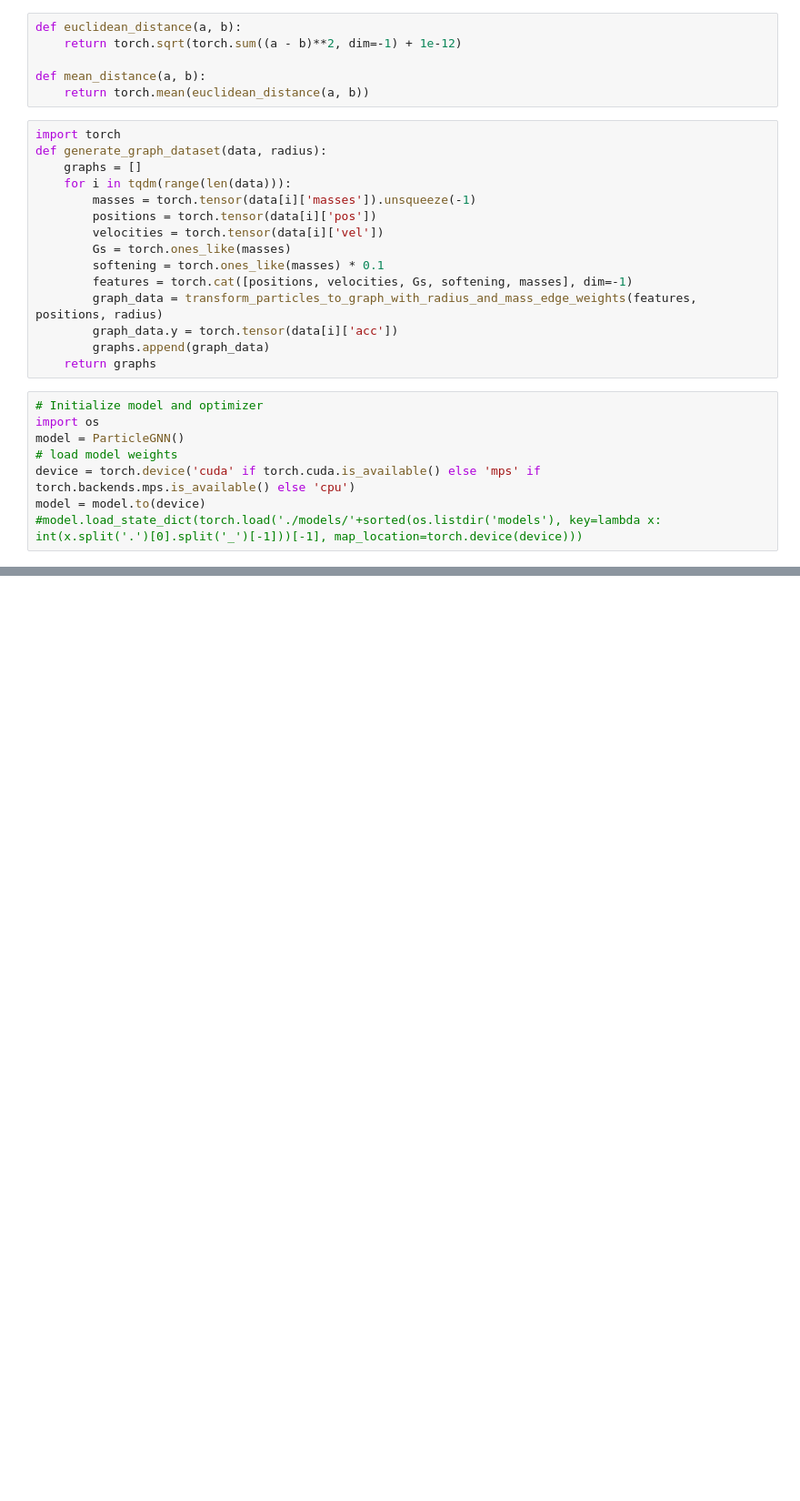
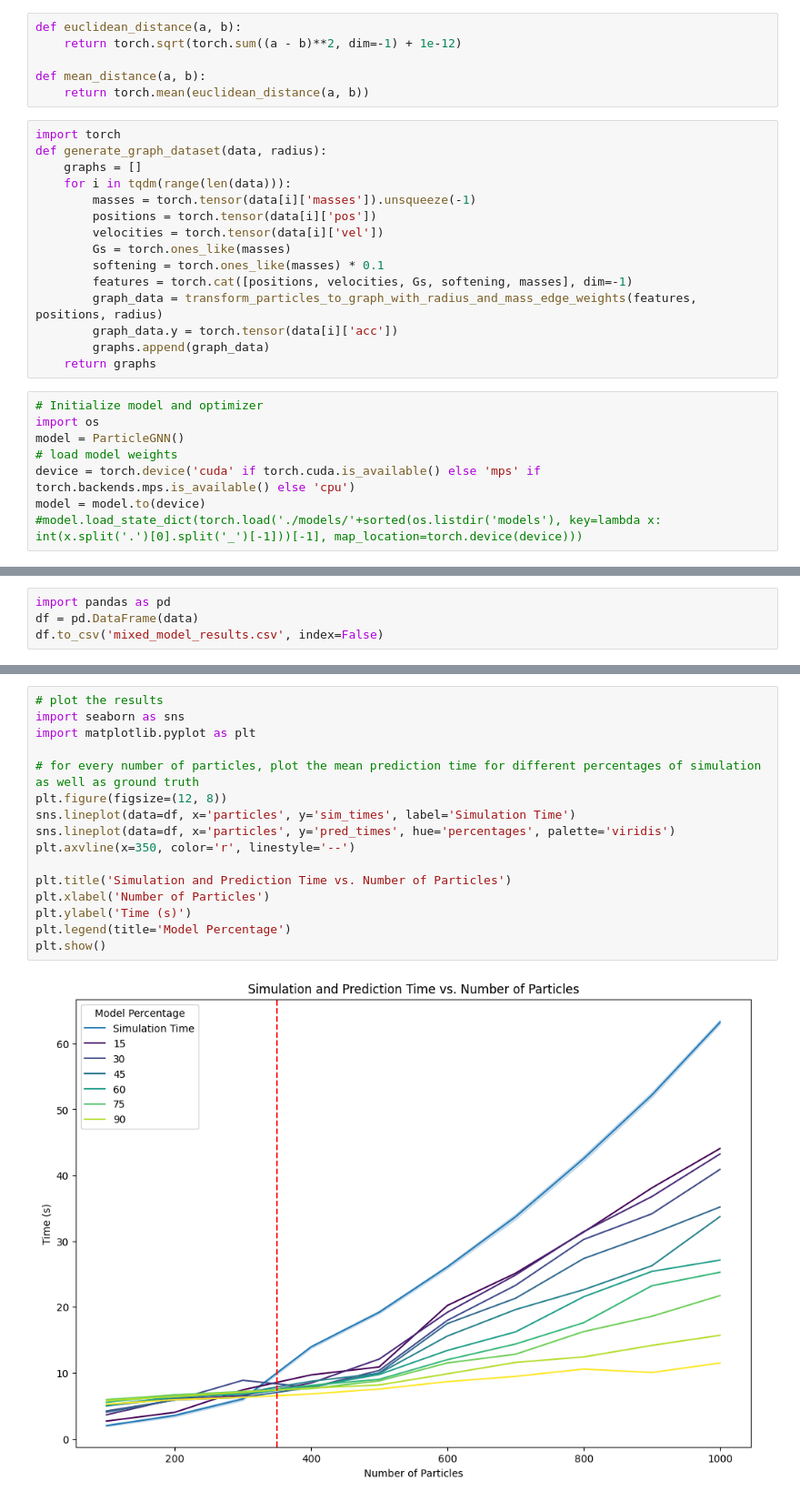
Before and after one commit to bikuta6/nbody-deep-sim, a Jupyter notebook: gnns.ipynb, the cells around one changed output, grey strips where cells are left out. Shown at 91% size. Saved outputs shown, nothing was run; the diff lists cells and outputs as text; blank space fills up the shorter version.

```diff
--- a/gnns.ipynb
+++ b/gnns.ipynb
@@ -389,0 +419,4 @@ Prediction time: 4.77s
+# %%
+import pandas as pd
+df = pd.DataFrame(data)
+df.to_csv('mixed_model_results.csv', index=False)
@@ -389,0 +439,18 @@ Prediction time: 4.77s
+# %%
+# plot the results
+import seaborn as sns
+import matplotlib.pyplot as plt
+
+# for every number of particles, plot the mean prediction time for different percentages of simulation as well as ground truth
+plt.figure(figsize=(12, 8))
+sns.lineplot(data=df, x='particles', y='sim_times', label='Simulation Time')
+sns.lineplot(data=df, x='particles', y='pred_times', hue='percentages', palette='viridis')
+plt.axvline(x=350, color='r', linestyle='--')
+
+plt.title('Simulation and Prediction Time vs. Number of Particles')
+plt.xlabel('Number of Particles')
+plt.ylabel('Time (s)')
+plt.legend(title='Model Percentage')
+plt.show()
+# %% [output]
+[figure, added]
```
Also changed, not shown: parts of 6 cells of this notebook, 4 other files.
